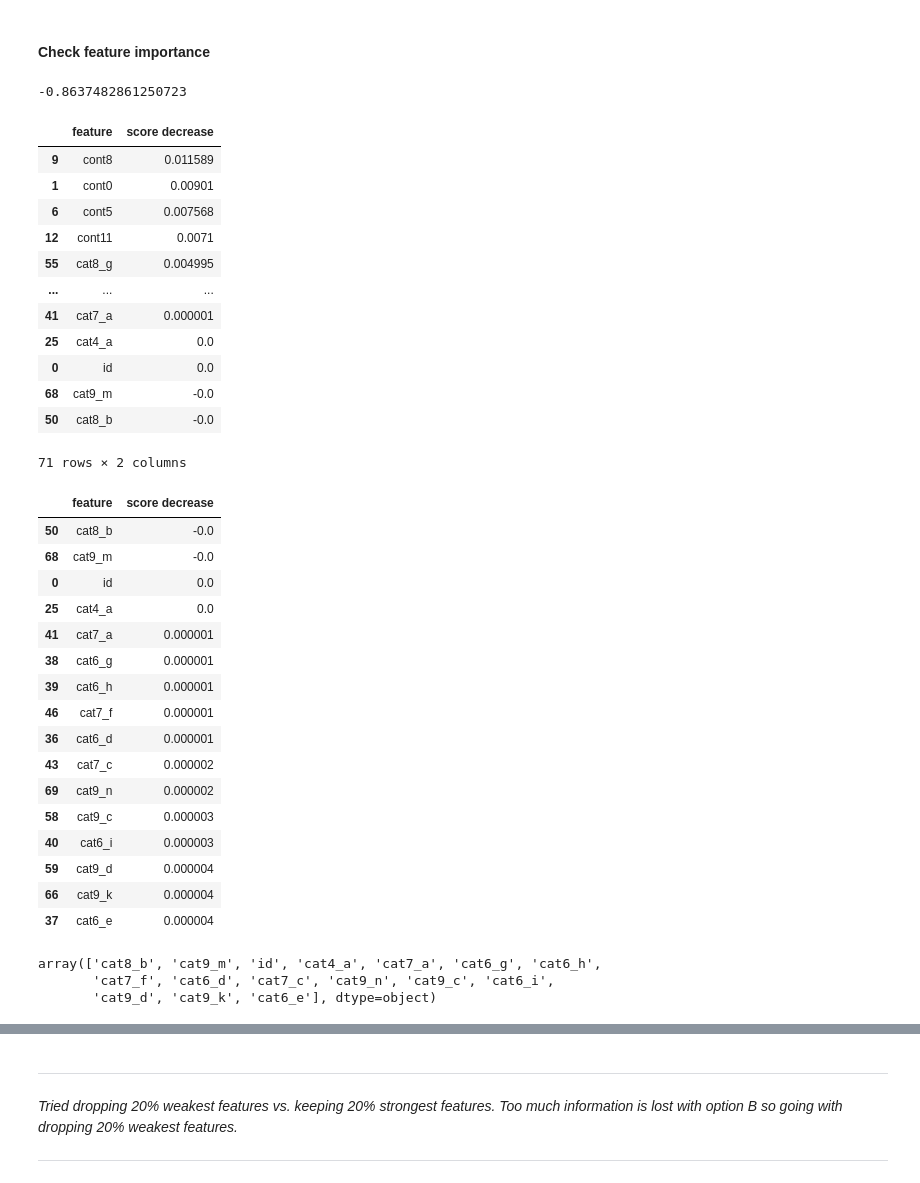
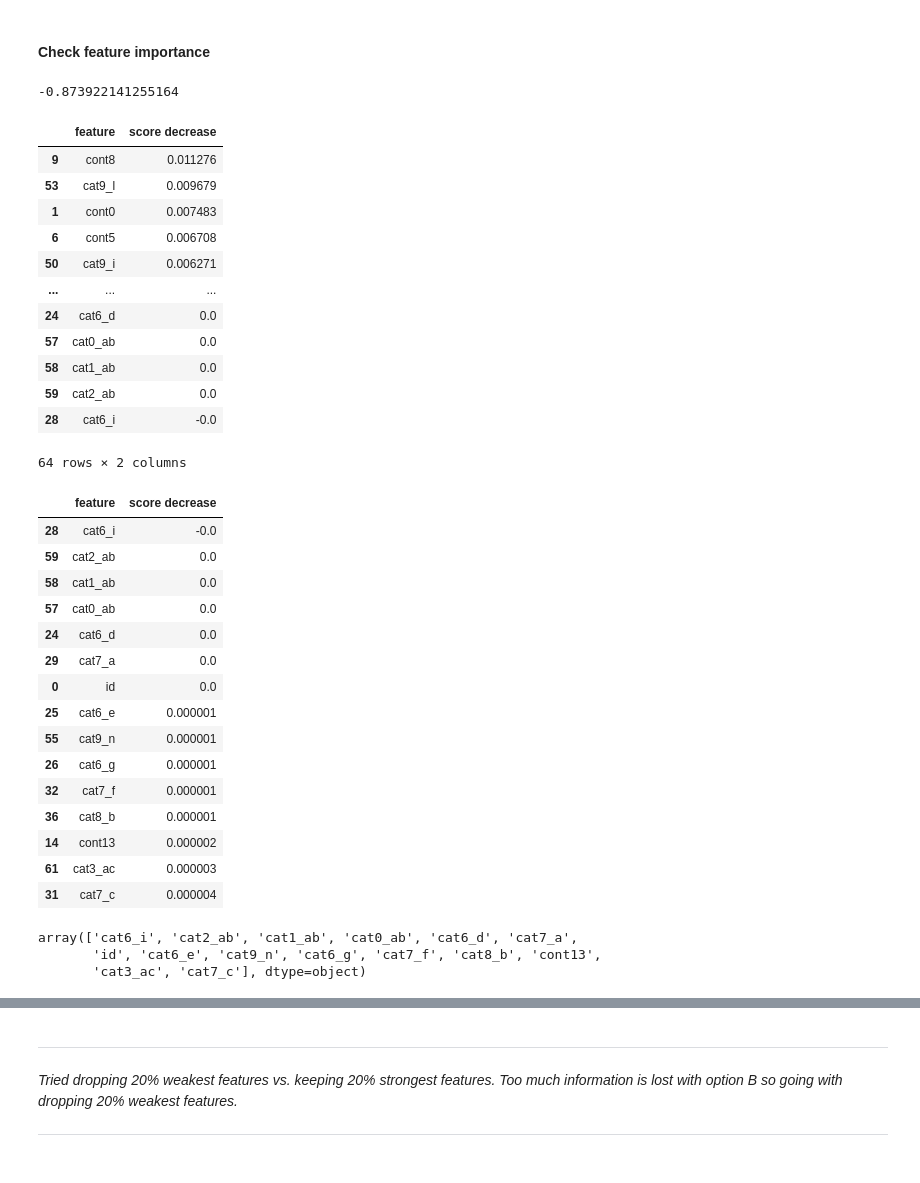
Before and after one commit to ngachago/tabular_comp, a Jupyter notebook: tabular_playground_comp_feb21.ipynb, the cells around one changed output, grey strips where cells are left out. Saved outputs shown, nothing was run; the diff lists cells and outputs as text; code cells hidden in the pictures.

```diff
--- a/tabular_playground_comp_feb21.ipynb
+++ b/tabular_playground_comp_feb21.ipynb
@@ -413,2 +424,17 @@ corr_df.head()
 
 ---------------
+# %%
+train_df['cat0_ab'] = train_df.cat0_a * train_df.cat0_b
+train_df.drop(columns=['cat0_a', 'cat0_b'], inplace=True)
+train_df['cat1_ab'] = train_df.cat1_a * train_df.cat1_b
+train_df.drop(columns=['cat1_a', 'cat1_b'], inplace=True)
+train_df['cat2_ab'] = train_df.cat2_a * train_df.cat2_b
+train_df.drop(columns=['cat2_a', 'cat2_b'], inplace=True)
+train_df['cat6_ab'] = train_df.cat6_a * train_df.cat6_b
+train_df.drop(columns=['cat6_a', 'cat6_b'], inplace=True)
+train_df['cat3_ac'] = train_df.cat3_a * train_df.cat3_c
+train_df.drop(columns=['cat3_a', 'cat3_c'], inplace=True)
+train_df['cat5_bd'] = train_df.cat5_b * train_df.cat5_d
+train_df.drop(columns=['cat5_b', 'cat5_d'], inplace=True)
+train_df['cat7_de'] = train_df.cat7_d * train_df.cat7_e
+train_df.drop(columns=['cat7_d', 'cat7_e'], inplace=True)
@@ -422,7 +458,7 @@ model = LinearRegression()
 scores = cross_val_score(model, X, y, cv=5, scoring='neg_root_mean_squared_error') # Cross validate
 scores.mean()
 # %% [output]
--0.8637482861250723
+-0.873922141255164
 # %%
 model = LinearRegression().fit(X, y)
 permutation_score = permutation_importance(model, X, y)
@@ -433,43 +469,42 @@ importance_df.columns=['feature','score decrease']
 importance_df.sort_values(by="score decrease", ascending = False)
 # %% [output]
 |  | feature | score decrease |
-| 9 | cont8 | 0.011589 |
-| 1 | cont0 | 0.00901 |
-| 6 | cont5 | 0.007568 |
-| 12 | cont11 | 0.0071 |
-| 55 | cat8_g | 0.004995 |
+| 9 | cont8 | 0.011276 |
+| 53 | cat9_l | 0.009679 |
+| 1 | cont0 | 0.007483 |
+| 6 | cont5 | 0.006708 |
+| 50 | cat9_i | 0.006271 |
 | ... | ... | ... |
-| 41 | cat7_a | 0.000001 |
-| 25 | cat4_a | 0.0 |
-| 0 | id | 0.0 |
-| 68 | cat9_m | -0.0 |
-| 50 | cat8_b | -0.0 |
+| 24 | cat6_d | 0.0 |
+| 57 | cat0_ab | 0.0 |
+| 58 | cat1_ab | 0.0 |
+| 59 | cat2_ab | 0.0 |
+| 28 | cat6_i | -0.0 |
-71 rows × 2 columns
+64 rows × 2 columns
 # %%
-weak_df = importance_df.sort_values(by="score decrease", ascending = True).head(16)
+weak_df = importance_df.sort_values(by="score decrease", ascending = True).head(15)
 weak_df
 # %% [output]
 |  | feature | score decrease |
-| 50 | cat8_b | -0.0 |
-| 68 | cat9_m | -0.0 |
+| 28 | cat6_i | -0.0 |
+| 59 | cat2_ab | 0.0 |
+| 58 | cat1_ab | 0.0 |
+| 57 | cat0_ab | 0.0 |
+| 24 | cat6_d | 0.0 |
+| 29 | cat7_a | 0.0 |
 | 0 | id | 0.0 |
-| 25 | cat4_a | 0.0 |
-| 41 | cat7_a | 0.000001 |
-| 38 | cat6_g | 0.000001 |
-| 39 | cat6_h | 0.000001 |
-| 46 | cat7_f | 0.000001 |
-| 36 | cat6_d | 0.000001 |
-| 43 | cat7_c | 0.000002 |
-| 69 | cat9_n | 0.000002 |
-| 58 | cat9_c | 0.000003 |
-| 40 | cat6_i | 0.000003 |
-| 59 | cat9_d | 0.000004 |
-| 66 | cat9_k | 0.000004 |
-| 37 | cat6_e | 0.000004 |
+| 25 | cat6_e | 0.000001 |
+| 55 | cat9_n | 0.000001 |
+| 26 | cat6_g | 0.000001 |
+| 32 | cat7_f | 0.000001 |
+| 36 | cat8_b | 0.000001 |
+| 14 | cont13 | 0.000002 |
+| 61 | cat3_ac | 0.000003 |
+| 31 | cat7_c | 0.000004 |
 # %%
 weak_df.feature.unique()
 # %% [output]
-array(['cat8_b', 'cat9_m', 'id', 'cat4_a', 'cat7_a', 'cat6_g', 'cat6_h',
-       'cat7_f', 'cat6_d', 'cat7_c', 'cat9_n', 'cat9_c', 'cat6_i',
-       'cat9_d', 'cat9_k', 'cat6_e'], dtype=object)
+array(['cat6_i', 'cat2_ab', 'cat1_ab', 'cat0_ab', 'cat6_d', 'cat7_a',
+       'id', 'cat6_e', 'cat9_n', 'cat6_g', 'cat7_f', 'cat8_b', 'cont13',
+       'cat3_ac', 'cat7_c'], dtype=object)
 # %%
```
Also changed, not shown: parts of 85 cells of this notebook.
